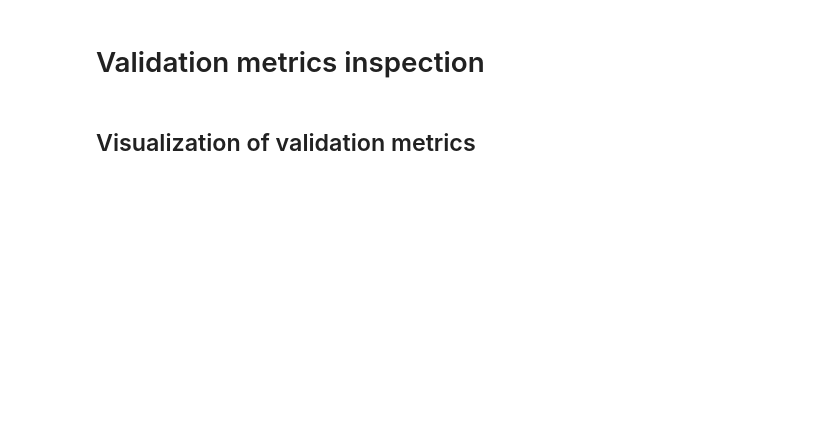
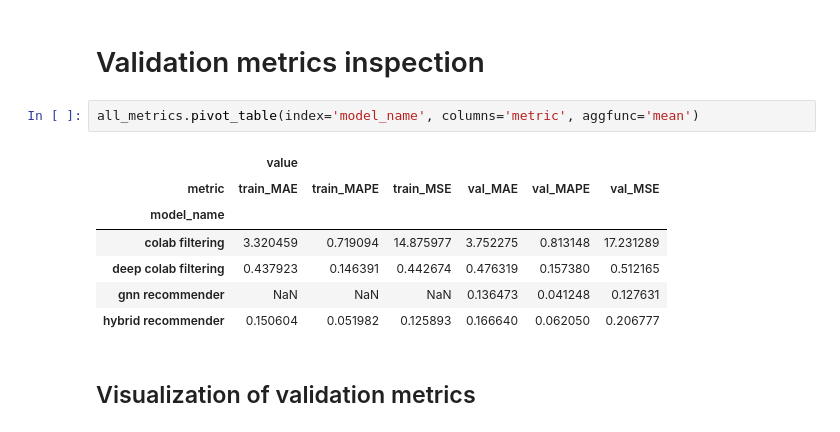
Before and after one commit to maddataanalyst/deep-hybrid-recommenders, a Jupyter notebook: notebooks/experiment_summary.ipynb, the cells around one changed output. Drawn from its saved outputs; the diff is of its cells as text; blank space fills up the shorter version.

```diff
--- a/notebooks/experiment_summary.ipynb
+++ b/notebooks/experiment_summary.ipynb
@@ -54,5 +73,15 @@ all_metrics = pd.melt(all_metrics, id_vars='model_name', var_name='metric')
 # %% [markdown]
 # Validation metrics inspection
+# %%
+all_metrics.pivot_table(index='model_name', columns='metric', aggfunc='mean')
+# %% [output]
+|  | value |  |  |  |  |  |
+| metric | train_MAE | train_MAPE | train_MSE | val_MAE | val_MAPE | val_MSE |
+| model_name |  |  |  |  |  |  |
+| colab filtering | 3.320459 | 0.719094 | 14.875977 | 3.752275 | 0.813148 | 17.231289 |
+| deep colab filtering | 0.437923 | 0.146391 | 0.442674 | 0.476319 | 0.157380 | 0.512165 |
+| gnn recommender | NaN | NaN | NaN | 0.136473 | 0.041248 | 0.127631 |
+| hybrid recommender | 0.150604 | 0.051982 | 0.125893 | 0.166640 | 0.062050 | 0.206777 |
 # %% [markdown]
 ## Visualization of validation metrics
 # %%
```
Also changed, not shown: parts of 11 cells of this notebook, 12 other files.
